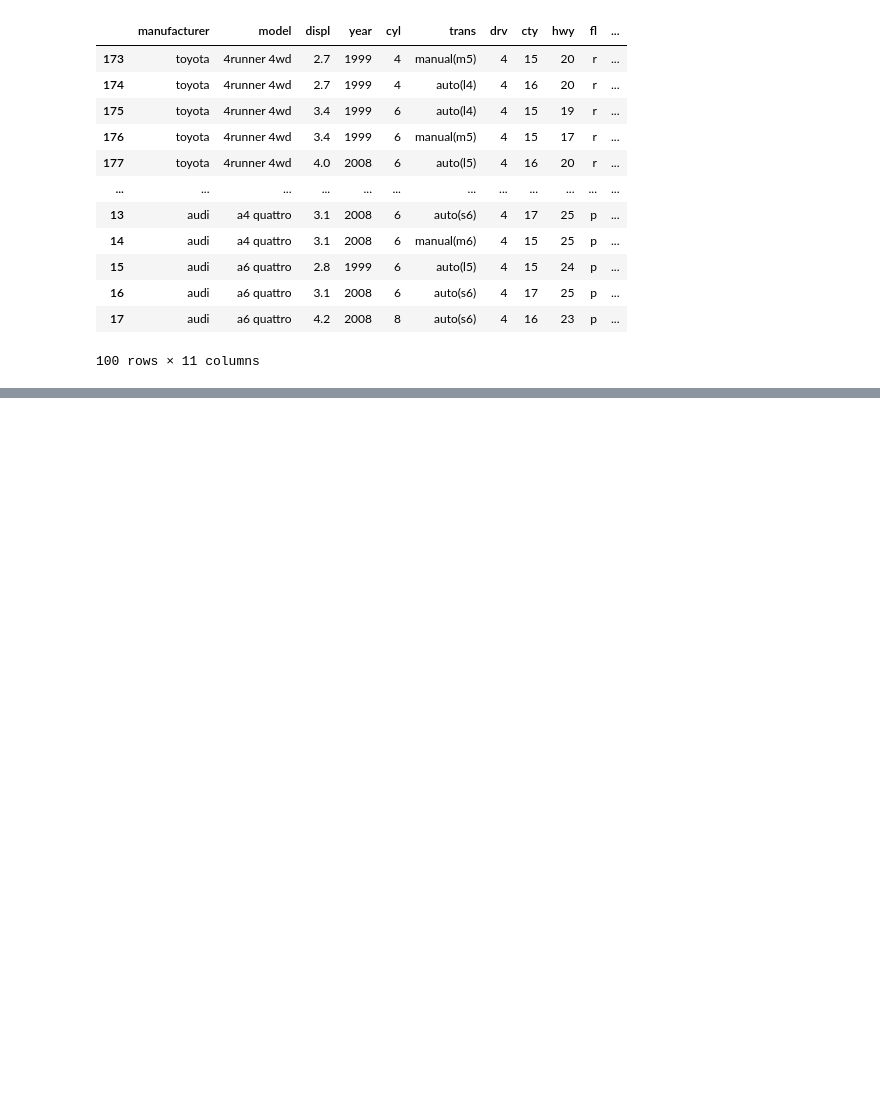
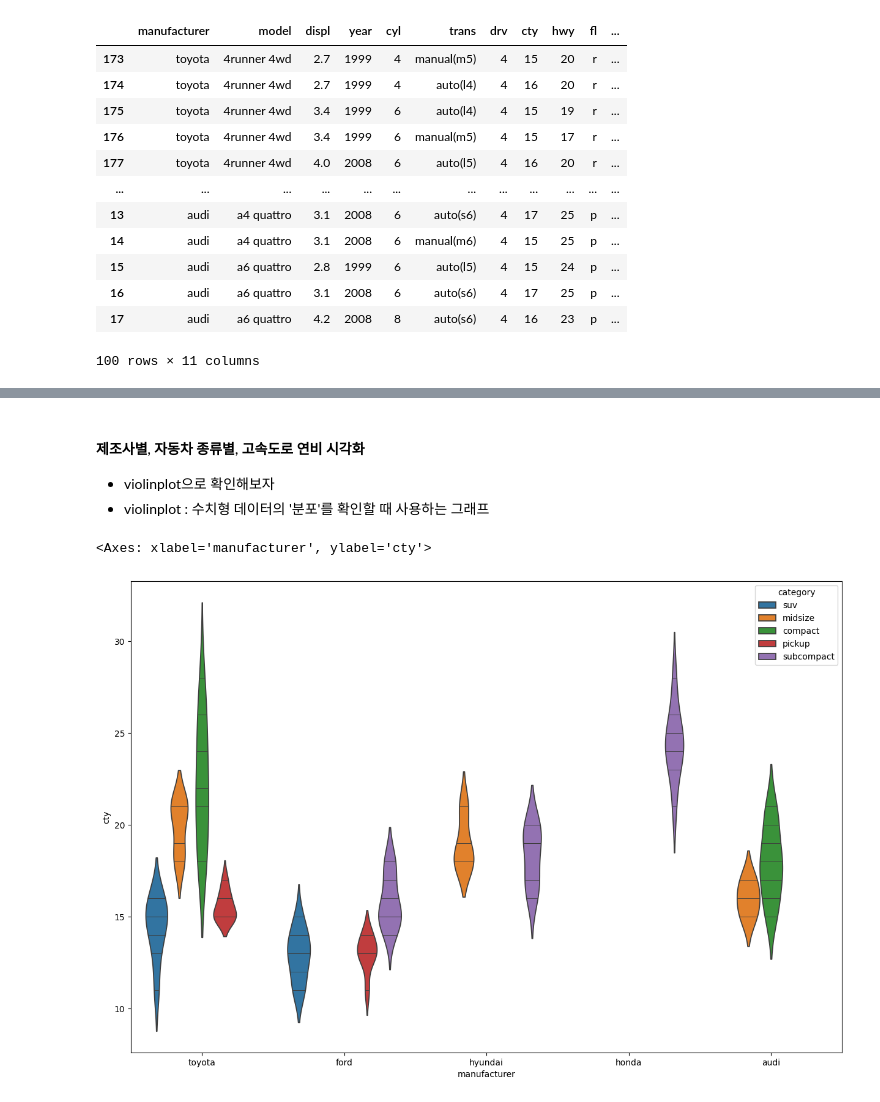
Before and after one commit to JJOK97/core-project-study, a Jupyter notebook: jinseok/python-study/mpg_data/실습.ipynb, the cells around one changed output, grey strips where cells are left out. Cells and saved outputs as stored; diff of their text form; code cells hidden in the pictures; blank space fills up the shorter version.

```diff
--- a/jinseok/python-study/mpg_data/실습.ipynb
+++ b/jinseok/python-study/mpg_data/실습.ipynb
@@ -347,0 +484,23 @@ pd.concat([toyota, ford, hyundai, honda, audi])
+# %% [markdown]
+#### 제조사별, 자동차 종류별, 고속도로 연비 시각화
+- violinplot으로 확인해보자
+- violinplot : 수치형 데이터의 '분포'를 확인할 때 사용하는 그래프
+# %%
+# 바이올린 형태로 데이터의 분포와 밀도를 곡선으로 표현
+# 데이터가 많이 분포 -> 두껍다
+# 데이터가 적게 분포 -> 얇다
+
+# 제조사와 자동차 종류에 따른 고속도로 연비
+
+plt.figure(figsize = (15, 10))
+
+sns.violinplot(
+    data=mpgSetIndex,
+    x = 'manufacturer',
+    y = 'cty',
+    hue = 'category', # 분류 기준( 나타내고자 하는 것 )
+    inner = 'stick', # 바이올린 내부에 개별 데이터 선
+)
+# %% [output]
+<Axes: xlabel='manufacturer', ylabel='cty'>
+[figure, added]
```
Also changed, not shown: parts of 13 cells of this notebook, 13 other files.
